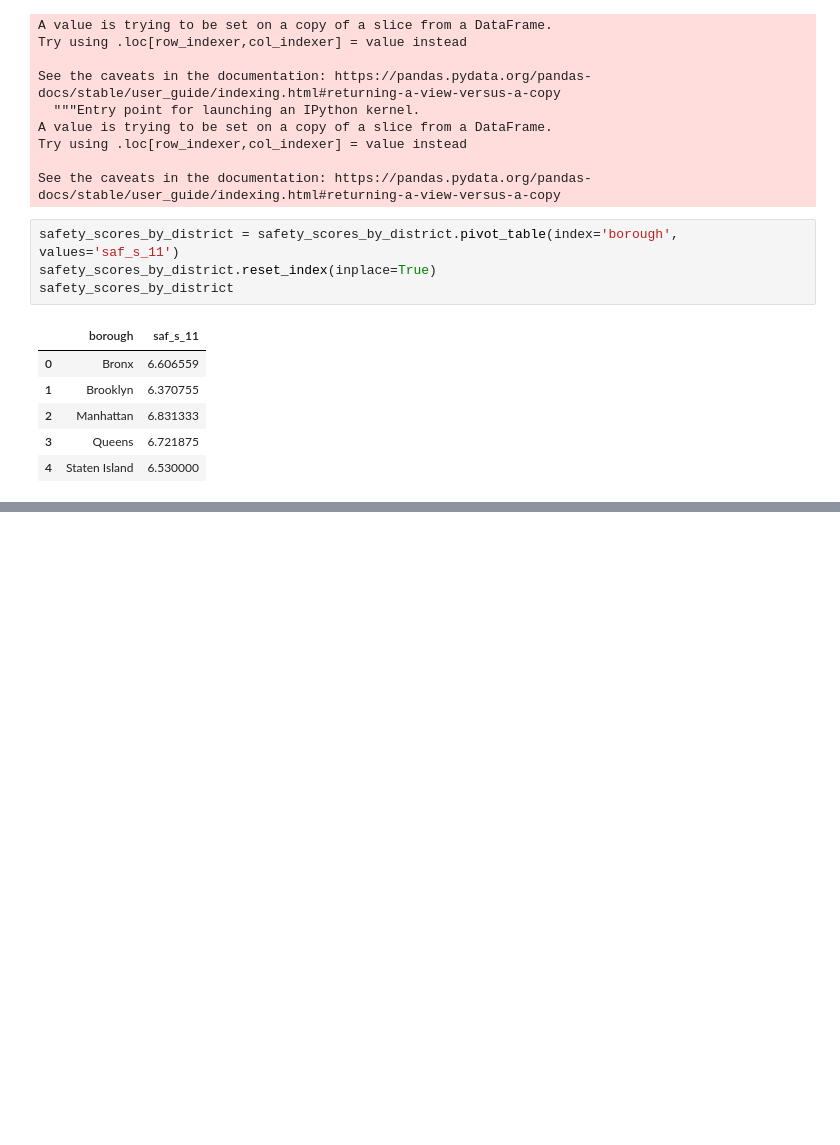
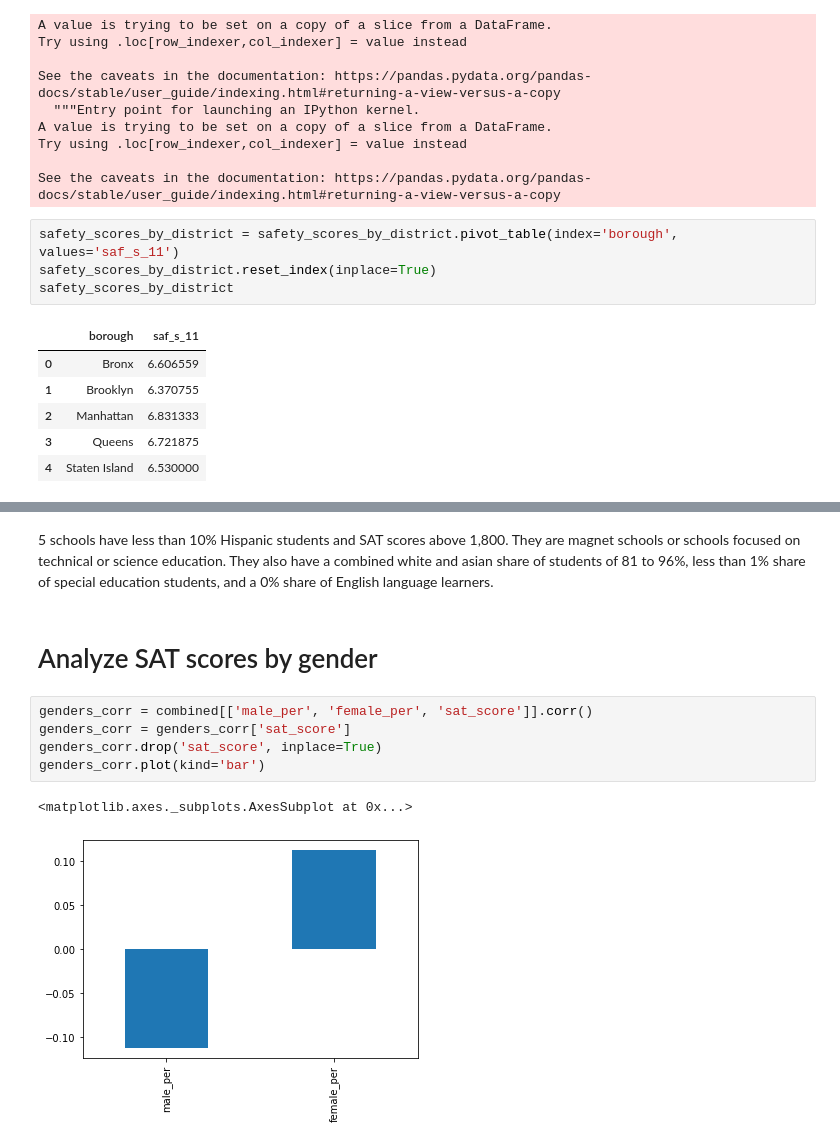
Before and after one commit to IS-87/DataQuest_NYC_schools, a Jupyter notebook: Schools.ipynb, the cells around one changed output, grey strips where cells are left out. Cells and saved outputs as stored; diff of their text form; blank space fills up the shorter version.

```diff
--- a/Schools.ipynb
+++ b/Schools.ipynb
@@ -284,0 +298,12 @@ According to students' self scores of school safety, the safest schools are in M
+# %% [markdown]
+5 schools have less than 10% Hispanic students and SAT scores above 1,800. They are magnet schools or schools focused on technical or science education. They also have a combined white and asian share of students of 81 to 96%, less than 1% share of special education students, and a 0% share of English language learners.
+# %% [markdown]
+# Analyze SAT scores by gender
+# %%
+genders_corr = combined[['male_per', 'female_per', 'sat_score']].corr()
+genders_corr = genders_corr['sat_score']
+genders_corr.drop('sat_score', inplace=True)
+genders_corr.plot(kind='bar')
+# %% [output]
+<matplotlib.axes._subplots.AxesSubplot at 0x...>
+[figure, added]
```
Also changed, not shown: parts of 29 cells of this notebook.
